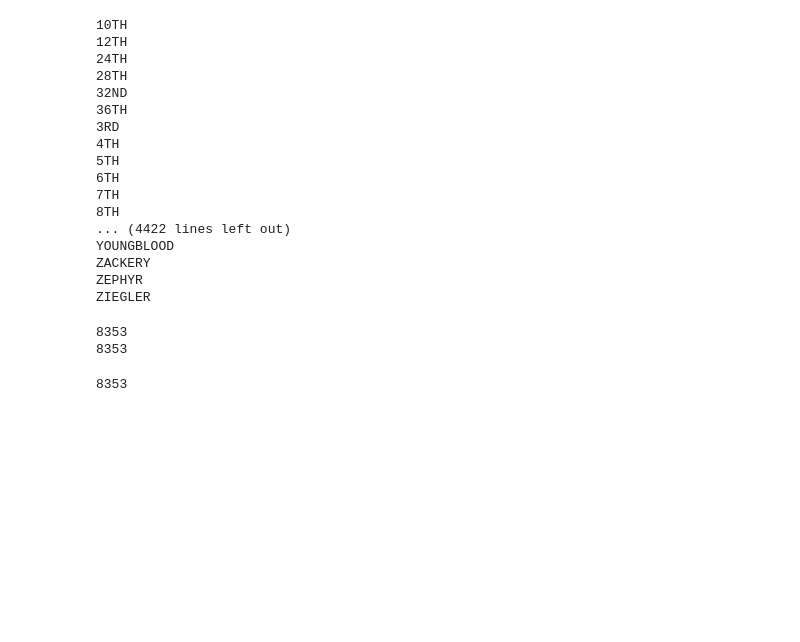
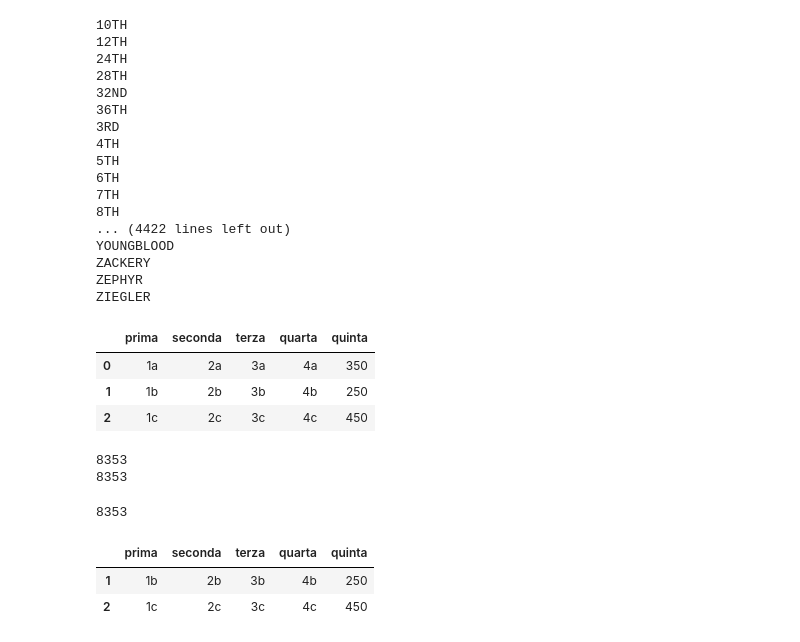
Before and after one commit to chrisPiemonte/crime-analysis, a Jupyter notebook: 2 - Data Preparation.ipynb, the cells around one changed output. Drawn from its saved outputs; the diff is of its cells as text; code cells hidden in the pictures; blank space fills up the shorter version.

```diff
--- a/2 - Data Preparation.ipynb
+++ b/2 - Data Preparation.ipynb
@@ -141,6 +141,20 @@ YOUNGBLOOD
 ZACKERY
 ZEPHYR
 ZIEGLER
+# %%
+df = pandas.DataFrame([["1a","2a","3a"],["1b","2b","3b"],["1c","2c","3c"]], columns=["prima", "seconda", "terza"])
+# add column to df
+df["quarta"] = ["4a", "4b", "4c"]
+df["quinta"] = 0
+
+D = {"2b": 250, "2a": 350,"2c": 450}
+df["quinta"] = df["seconda"].map(lambda x: D[x])
+df
+# %% [output]
+|  | prima | seconda | terza | quarta | quinta |
+| 0 | 1a | 2a | 3a | 4a | 350 |
+| 1 | 1b | 2b | 3b | 4b | 250 |
+| 2 | 1c | 2c | 3c | 4c | 450 |
 # %%
 block_in_block = [str(i) for i in df_blocks["BLOCKID10"].tolist()]
 block_in_busin = [str(i) for i in df_business["Block_id"].tolist()]
@@ -152,3 +166,10 @@ len(set(block_in_block) & set(block_in_block))
 8353
 8353
 8353
+# %%
+df = df[df["quinta"] != 350]
+df
+# %% [output]
+|  | prima | seconda | terza | quarta | quinta |
+| 1 | 1b | 2b | 3b | 4b | 250 |
+| 2 | 1c | 2c | 3c | 4c | 450 |
```
Also changed, not shown: parts of 14 cells of this notebook.
